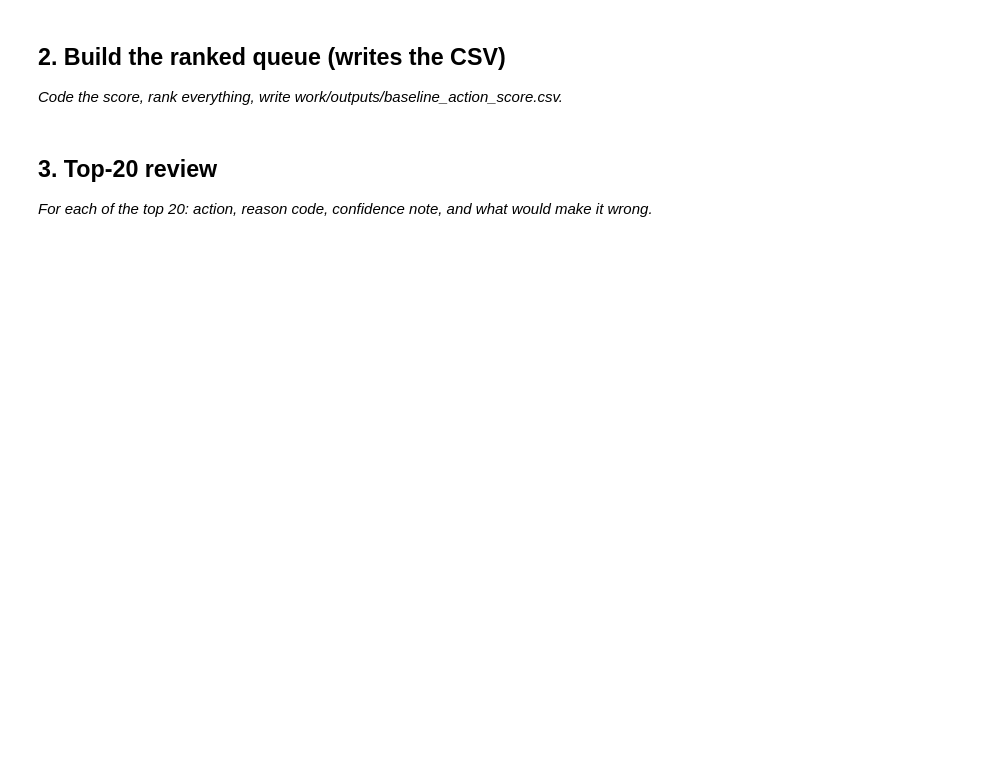
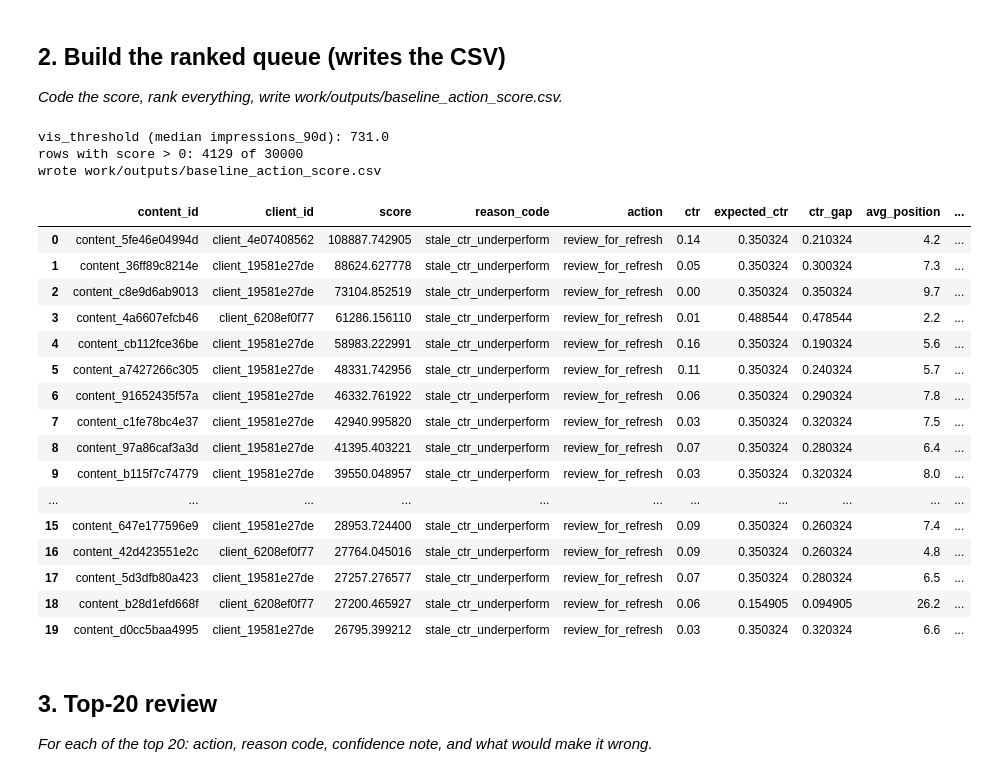
Before and after one commit to MohamedRamadan164/FlyRank_ML_internship, a Jupyter notebook: work/notebooks/w04_baseline_score.ipynb, the cells around one changed output. Saved outputs shown, nothing was run; the diff lists cells and outputs as text; code cells hidden in the pictures; blank space fills up the shorter version.

```diff
--- a/work/notebooks/w04_baseline_score.ipynb
+++ b/work/notebooks/w04_baseline_score.ipynb
@@ -15,0 +11,19 @@ This skeleton is yours to fill. Work the sections **in order** — each one has
+# %%
+import os, sys, subprocess
+
+IN_COLAB = "google.colab" in sys.modules
+REPO_URL = "https://github.com/MohamedRamadan164/FlyRank_ML_internship"
+REPO_DIR = "FlyRank_ML_internship"
+
+if IN_COLAB:
+    if not os.path.isdir(REPO_DIR):
+        subprocess.run(["git", "clone", "--depth", "1", REPO_URL, REPO_DIR], check=True)
+    os.chdir(REPO_DIR)
+else:
+    while not os.path.isdir("data/raw") and os.getcwd() != "/":
+        os.chdir("..")
+
+import pandas as pd, numpy as np
+df = pd.read_csv("data/raw/content_refresh_anonymized.csv")
+os.makedirs("work/outputs", exist_ok=True)
+print("rows:", df.shape[0])
@@ -23,3 +92,55 @@ This skeleton is yours to fill. Work the sections **in order** — each one has
+# %%
+# This cell is for CODE (numbers, a query, a check).
+# Write your text answer in the cell ABOVE this one — typing sentences here breaks Run All.
+# expected CTR per position tier, from the Signal B benchmark above (weighted, avg_position>0 only)
+bench = valid.groupby("position_tier")["clicks_90d"].sum() / valid.groupby("position_tier")["impressions_90d"].sum() * 100
+df["expected_ctr"] = df["position_tier"].map(bench)
+
+df["ctr_gap"] = (df["expected_ctr"] - df["ctr"]).clip(lower=0)
+df["ctr_gap"] = df["ctr_gap"].where(df["avg_position"] > 0, 0)  # no gap claim without real position data
+
+vis_threshold = df["impressions_90d"].median()
+stale_flag = (df["days_since_last_update"] >= 90).astype(int)
+visible_flag = (df["impressions_90d"] >= vis_threshold).astype(int)
+
+df["score"] = stale_flag * visible_flag * df["ctr_gap"] * df["impressions_90d"]
+df["reason_code"] = "stale_ctr_underperform"
+df["action"] = "review_for_refresh"
+
+ranked = df.sort_values("score", ascending=False).reset_index(drop=True)
+
+out_cols = [
+    "content_id", "client_id", "score", "reason_code", "action",
+    "ctr", "expected_ctr", "ctr_gap", "avg_position", "position_tier",
+    "days_since_last_update", "freshness_tier", "impressions_90d",
+]
+ranked[out_cols].to_csv("work/outputs/baseline_action_score.csv", index=False)
+
+print("vis_threshold (median impressions_90d):", vis_threshold)
+print("rows with score > 0:", int((df['score'] > 0).sum()), "of", len(df))
+print("wrote work/outputs/baseline_action_score.csv")
+ranked[out_cols].head(20)
+# %% [output]
+vis_threshold (median impressions_90d): 731.0
+rows with score > 0: 4129 of 30000
+wrote work/outputs/baseline_action_score.csv
+|  | content_id | client_id | score | reason_code | action | ctr | expected_ctr | ctr_gap | avg_position | ... |
+| 0 | content_5fe46e04994d | client_4e07408562 | 108887.742905 | stale_ctr_underperform | review_for_refresh | 0.14 | 0.350324 | 0.210324 | 4.2 | ... |
+| 1 | content_36ff89c8214e | client_19581e27de | 88624.627778 | stale_ctr_underperform | review_for_refresh | 0.05 | 0.350324 | 0.300324 | 7.3 | ... |
+| 2 | content_c8e9d6ab9013 | client_19581e27de | 73104.852519 | stale_ctr_underperform | review_for_refresh | 0.00 | 0.350324 | 0.350324 | 9.7 | ... |
+| 3 | content_4a6607efcb46 | client_6208ef0f77 | 61286.156110 | stale_ctr_underperform | review_for_refresh | 0.01 | 0.488544 | 0.478544 | 2.2 | ... |
+| 4 | content_cb112fce36be | client_19581e27de | 58983.222991 | stale_ctr_underperform | review_for_refresh | 0.16 | 0.350324 | 0.190324 | 5.6 | ... |
+| 5 | content_a7427266c305 | client_19581e27de | 48331.742956 | stale_ctr_underperform | review_for_refresh | 0.11 | 0.350324 | 0.240324 | 5.7 | ... |
+| 6 | content_91652435f57a | client_19581e27de | 46332.761922 | stale_ctr_underperform | review_for_refresh | 0.06 | 0.350324 | 0.290324 | 7.8 | ... |
+| 7 | content_c1fe78bc4e37 | client_19581e27de | 42940.995820 | stale_ctr_underperform | review_for_refresh | 0.03 | 0.350324 | 0.320324 | 7.5 | ... |
+| 8 | content_97a86caf3a3d | client_19581e27de | 41395.403221 | stale_ctr_underperform | review_for_refresh | 0.07 | 0.350324 | 0.280324 | 6.4 | ... |
+| 9 | content_b115f7c74779 | client_19581e27de | 39550.048957 | stale_ctr_underperform | review_for_refresh | 0.03 | 0.350324 | 0.320324 | 8.0 | ... |
+| ... | ... | ... | ... | ... | ... | ... | ... | ... | ... | ... |
+| 15 | content_647e177596e9 | client_19581e27de | 28953.724400 | stale_ctr_underperform | review_for_refresh | 0.09 | 0.350324 | 0.260324 | 7.4 | ... |
+| 16 | content_42d423551e2c | client_6208ef0f77 | 27764.045016 | stale_ctr_underperform | review_for_refresh | 0.09 | 0.350324 | 0.260324 | 4.8 | ... |
+| 17 | content_5d3dfb80a423 | client_19581e27de | 27257.276577 | stale_ctr_underperform | review_for_refresh | 0.07 | 0.350324 | 0.280324 | 6.5 | ... |
+| 18 | content_b28d1efd668f | client_6208ef0f77 | 27200.465927 | stale_ctr_underperform | review_for_refresh | 0.06 | 0.154905 | 0.094905 | 26.2 | ... |
+| 19 | content_d0cc5baa4995 | client_19581e27de | 26795.399212 | stale_ctr_underperform | review_for_refresh | 0.03 | 0.350324 | 0.320324 | 6.6 | ... |
 # %% [markdown]
 ## 3. Top-20 review
 
```
Also changed, not shown: parts of 12 cells of this notebook.
